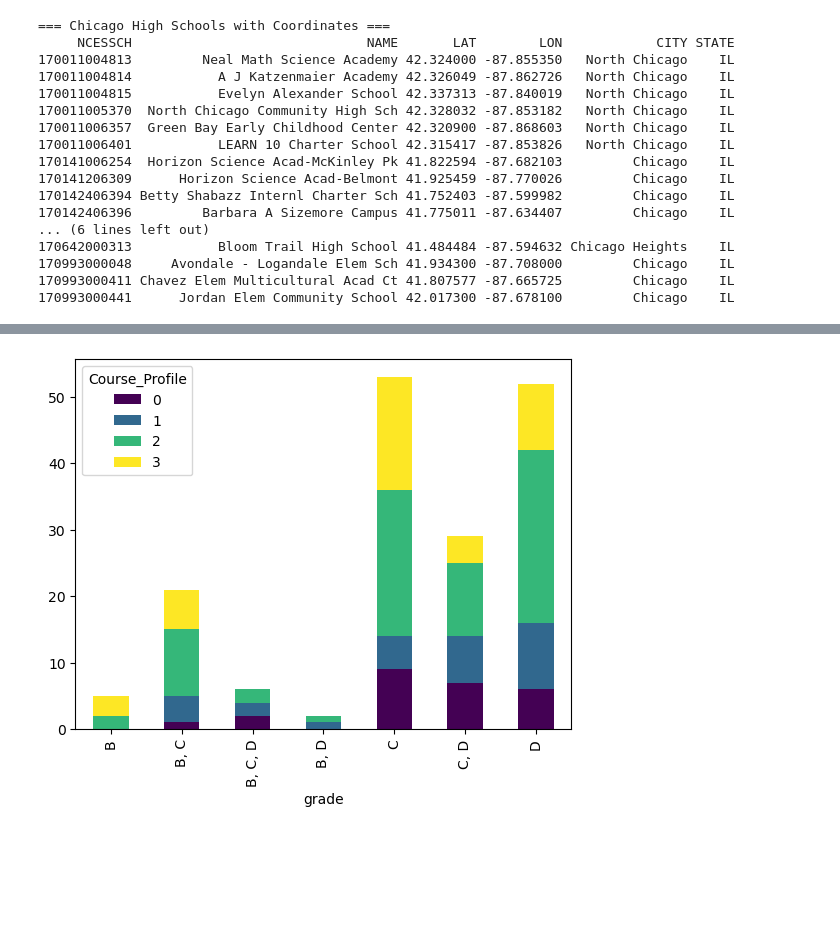
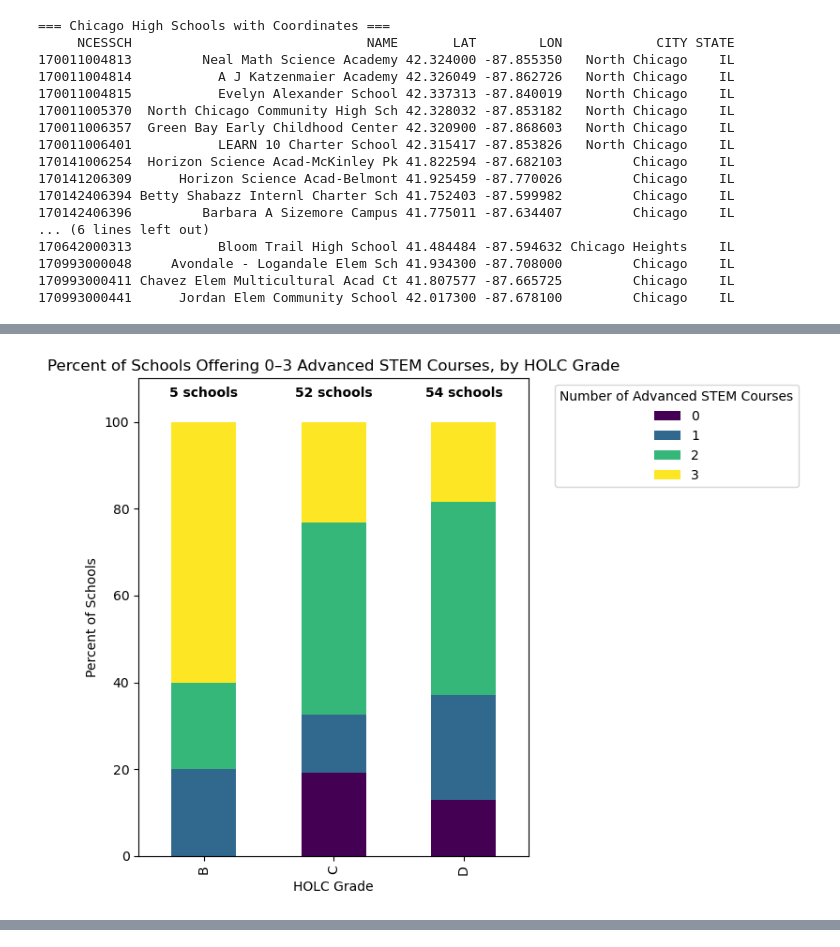
Before and after one commit to llorracc/as.180.369, a Jupyter notebook: contrib/zoemchan/zoemchan-prelim-paper/paper/data/Data.ipynb, the cells around one changed output, grey strips where cells are left out. Drawn from its saved outputs; the diff is of its cells as text; code cells hidden in the pictures; blank space fills up the shorter version.

```diff
--- a/contrib/zoemchan/zoemchan-prelim-paper/paper/data/Data.ipynb
+++ b/contrib/zoemchan/zoemchan-prelim-paper/paper/data/Data.ipynb
@@ -385,9 +374,0 @@ print(combined.head(10).to_string(index=False))
-# %%
-import pandas as pd
-
-# Load your merged dataset (you can adjust the filename)
-df = pd.read_csv("All_Classes_HS_Chicago.csv")
-
-# Check what columns exist
-print(df.columns)
-print(df.head())
@@ -423,14 +379,78 @@ NameError: name 'plt' is not defined
 # %%
+import matplotlib.pyplot as plt
+import pandas as pd
+
+# --- Create the Course_Profile variable ---
 df["Course_Profile"] = (
     df["Has_Calc"].map({"Yes": 1, "No": 0}) +
     df["Has_CS"].map({"Yes": 1, "No": 0}) +
     df["Has_Physics"].map({"Yes": 1, "No": 0})
 )
 
+# --- Count schools by HOLC grade and course profile ---
 profile_counts = df.groupby(["grade", "Course_Profile"]).size().unstack(fill_value=0)
 
-profile_counts.plot(kind="bar", stacked=True, colormap="viridis")
-plt.ylabel("Number of Schools")
-plt.title("Number of Advanced STEM Courses Offered per School, by HOLC Grade")
+# --- Convert to percentages within each HOLC grade ---
+profile_percents = profile_counts.div(profile_counts.sum(axis=1), axis=0) * 100
+
+# --- Plot as stacked bar chart ---
+ax = profile_percents.plot(
+    kind="bar",
+    stacked=True,
+    colormap="viridis",
+    figsize=(8,6)
+)
+
+# --- Add total school counts above each bar ---
+totals = profile_counts.sum(axis=1)
+for i, total in enumerate(totals):
+    ax.text(
+        i, 105,                # position above the bar (y=105 so it’s just above 100%)
+        f"{int(total)} schools",
+        ha="center",
+        va="bottom",
+        fontsize=10,
+        fontweight="bold"
+    )
+
+# --- Formatting ---
+ax.set_ylabel("Percent of Schools")
+ax.set_xlabel("HOLC Grade")
+ax.set_title("Percent of Schools Offering 0–3 Advanced STEM Courses, by HOLC Grade")
+ax.legend(title="Number of Advanced STEM Courses", bbox_to_anchor=(1.05, 1), loc="upper left")
+plt.ylim(0, 110)  # make space for labels above bars
+plt.tight_layout()
 plt.show()
+
+
+# --- Accompanying Table ---
+
+# --- Create the same grouped counts as before ---
+profile_counts = df.groupby(["grade", "Course_Profile"]).size().unstack(fill_value=0)
+
+# --- Compute totals and percentages ---
+profile_percents = profile_counts.div(profile_counts.sum(axis=1), axis=0) * 100
+profile_percents = profile_percents.round(1)  # round to one decimal place
+
+# --- Combine counts and percents into one summary table ---
+summary_table = profile_counts.copy()
+for col in profile_counts.columns:
+    summary_table[f"{col}_pct"] = profile_percents[col]
+
+# --- Add total number of schools per HOLC grade ---
+summary_table["Total_Schools"] = profile_counts.sum(axis=1)
+
+# --- Reorder columns for clarity ---
+ordered_cols = ["Total_Schools"]
+for col in sorted(profile_counts.columns):
+    ordered_cols.extend([col, f"{col}_pct"])
+summary_table = summary_table[ordered_cols]
+
+# --- Display nicely ---
+print("=== Percent and Count of Schools Offering 0–3 Advanced STEM Courses, by HOLC Grade ===")
+print(summary_table.to_string())
+
+# --- (Optional) Save to CSV ---
+# summary_table.to_csv("holc_stem_course_summary_table.csv")
 # %% [output]
+[figure, new version]
@@ -438 +462,0 @@ NameError: name 'plt' is not defined
-[figure, old version]
```
Also changed, not shown: parts of 25 cells of this notebook, 5 other files.
